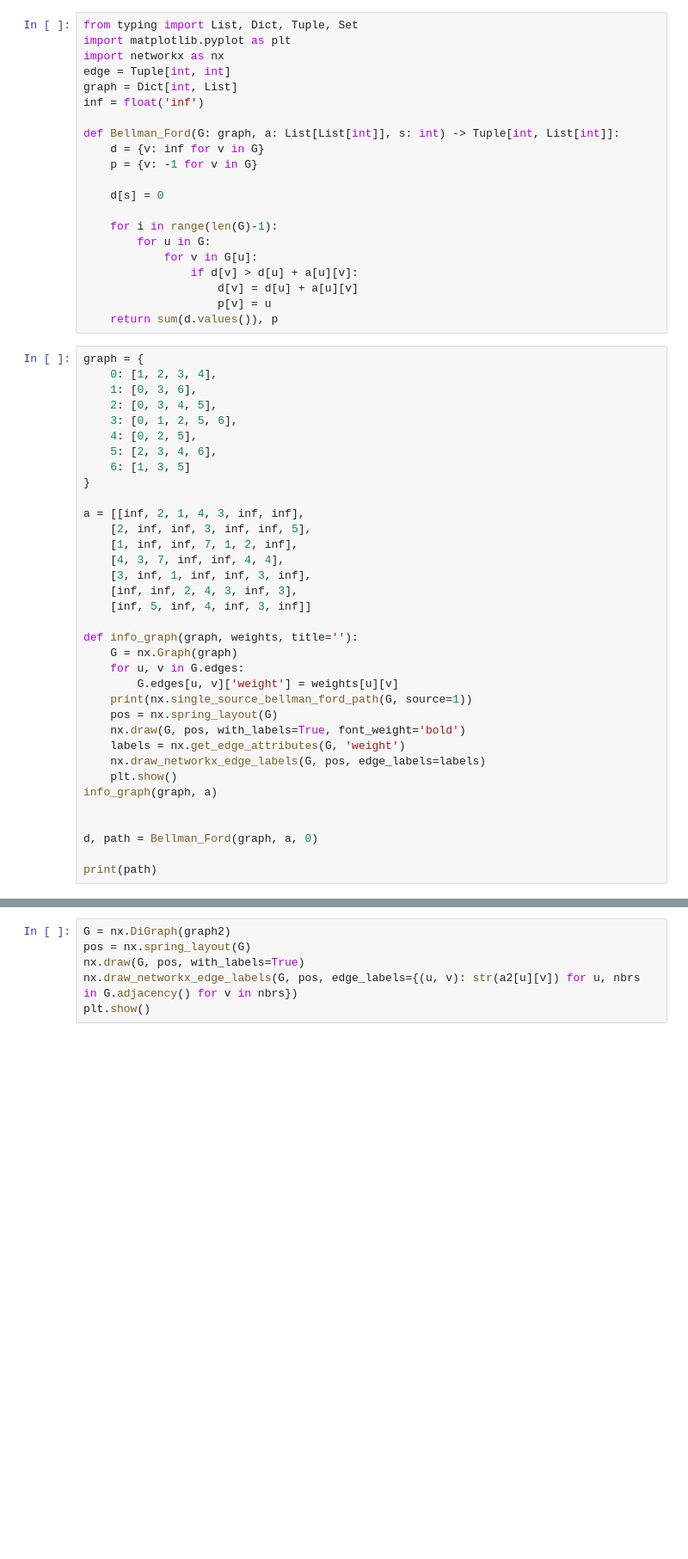
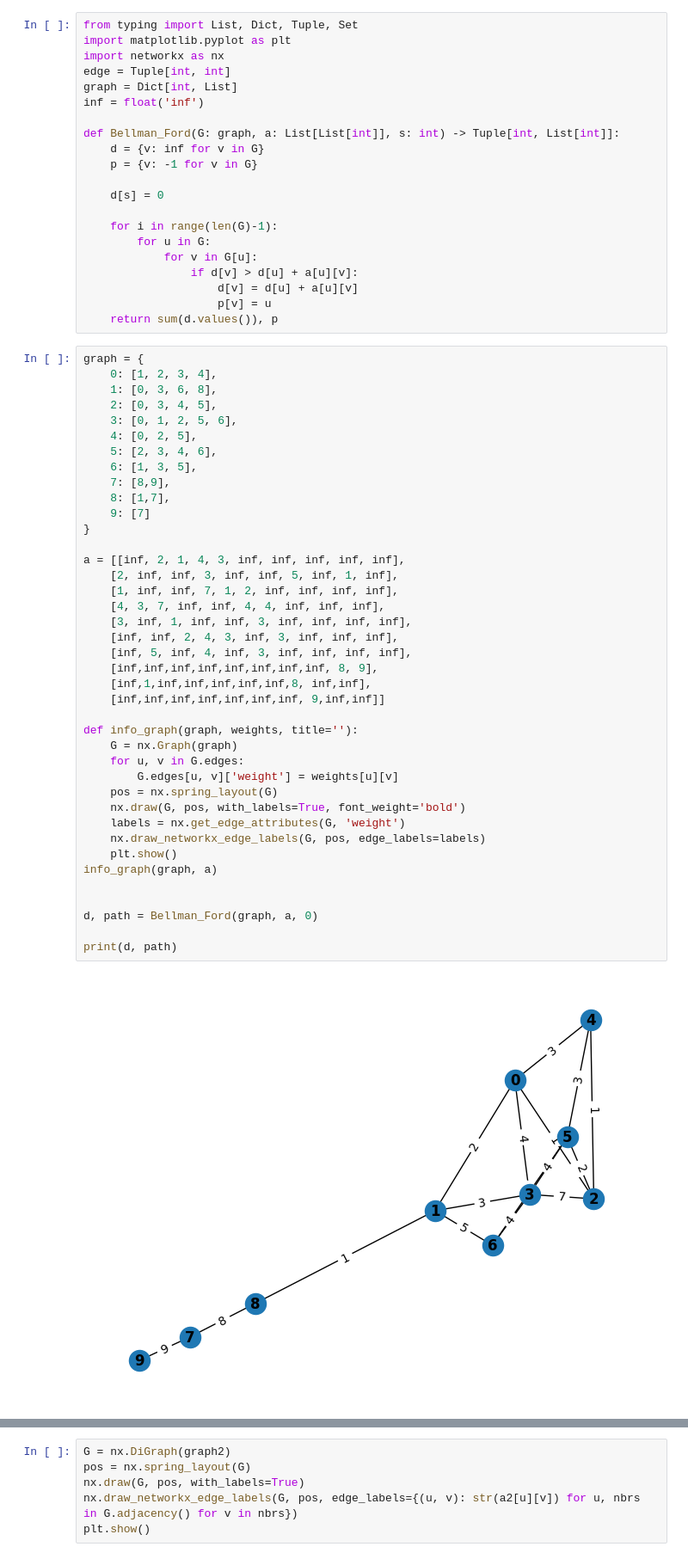
Before and after one commit to JakubStyczen/BO1, a Jupyter notebook: sp.ipynb, the cells around one changed output, grey strips where cells are left out. Shown at 86% size. Cells and saved outputs as stored; diff of their text form; blank space fills up the shorter version.

```diff
--- a/sp.ipynb
+++ b/sp.ipynb
@@ -26,36 +26,42 @@ def Bellman_Ford(G: graph, a: List[List[int]], s: int) -> Tuple[int, List[int]]:
 # %%
 graph = {
     0: [1, 2, 3, 4],
-    1: [0, 3, 6],
+    1: [0, 3, 6, 8],
     2: [0, 3, 4, 5],
     3: [0, 1, 2, 5, 6],
     4: [0, 2, 5],
     5: [2, 3, 4, 6],
-    6: [1, 3, 5]
+    6: [1, 3, 5],
+    7: [8,9],
+    8: [1,7],
+    9: [7]
 }
 
-a = [[inf, 2, 1, 4, 3, inf, inf],
-    [2, inf, inf, 3, inf, inf, 5],
-    [1, inf, inf, 7, 1, 2, inf],
-    [4, 3, 7, inf, inf, 4, 4],
-    [3, inf, 1, inf, inf, 3, inf],
-    [inf, inf, 2, 4, 3, inf, 3],
-    [inf, 5, inf, 4, inf, 3, inf]]
+a = [[inf, 2, 1, 4, 3, inf, inf, inf, inf, inf],
+    [2, inf, inf, 3, inf, inf, 5, inf, 1, inf],
+    [1, inf, inf, 7, 1, 2, inf, inf, inf, inf],
+    [4, 3, 7, inf, inf, 4, 4, inf, inf, inf],
+    [3, inf, 1, inf, inf, 3, inf, inf, inf, inf],
+    [inf, inf, 2, 4, 3, inf, 3, inf, inf, inf],
+    [inf, 5, inf, 4, inf, 3, inf, inf, inf, inf],
+    [inf,inf,inf,inf,inf,inf,inf,inf, 8, 9],
+    [inf,1,inf,inf,inf,inf,inf,8, inf,inf],
+    [inf,inf,inf,inf,inf,inf,inf, 9,inf,inf]]
 
 def info_graph(graph, weights, title=''):
     G = nx.Graph(graph)
     for u, v in G.edges:
         G.edges[u, v]['weight'] = weights[u][v]
-    print(nx.single_source_bellman_ford_path(G, source=1))
     pos = nx.spring_layout(G)
     nx.draw(G, pos, with_labels=True, font_weight='bold')
     labels = nx.get_edge_attributes(G, 'weight')
     nx.draw_networkx_edge_labels(G, pos, edge_labels=labels)
     plt.show()
 info_graph(graph, a)
 
 
 d, path = Bellman_Ford(graph, a, 0)
 
-print(path)
+print(d, path)
 # %% [output]
+[figure, new version]
```
Also changed, not shown: parts of 2 cells of this notebook.
